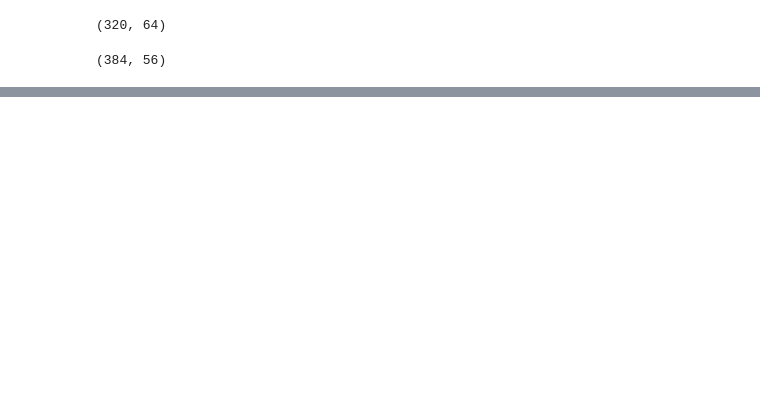
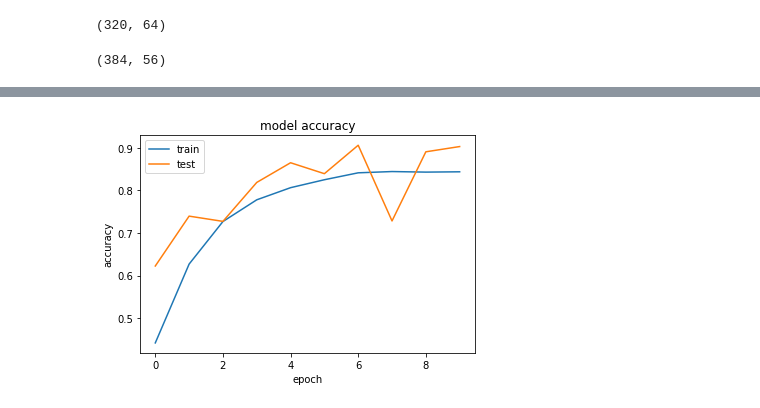
Before and after one commit to LucasBCMota/choque-de-arduino, a Jupyter notebook: CacauNet.ipynb, the cells around one changed output, grey strips where cells are left out. Cells and saved outputs as stored; diff of their text form; code cells hidden in the pictures; blank space fills up the shorter version.

```diff
--- a/CacauNet.ipynb
+++ b/CacauNet.ipynb
@@ -195,0 +261,6 @@ mean_h, mean_w
+# %%
+callback = [
+    keras.callbacks.TensorBoard(log_dir=LOG_PATH, write_graph=True, write_images=True),
+    TrainValTensorBoard(write_graph=True),
+    keras.callbacks.ModelCheckpoint('vanila_conv.hdf5', monitor='val_acc', verbose=0, save_best_only=True, save_weights_only=False, mode='auto', period=1)
+]
@@ -195,0 +269,9 @@ mean_h, mean_w
+# %%
+def plot_acc_history(history):
+    plt.plot(history.history['acc'])
+    plt.plot(history.history['val_acc'])
+    plt.title('model accuracy')
+    plt.ylabel('accuracy')
+    plt.xlabel('epoch')
+    plt.legend(['train', 'test'], loc='upper left')
+    plt.show()
@@ -195,0 +289,20 @@ mean_h, mean_w
+# %%
+small_conv = models.Sequential()
+
+small_conv.add(layers.Conv2D(32, (3, 3), activation='relu', input_shape=(mean_h, mean_w, 3)))
+small_conv.add(layers.MaxPooling2D((2, 2)))
+small_conv.add(layers.Conv2D(64, (3, 3), activation='relu'))
+small_conv.add(layers.MaxPooling2D((2, 2)))
+small_conv.add(layers.Conv2D(128, (3, 3), activation='relu'))
+small_conv.add(layers.MaxPooling2D((2, 2)))
+small_conv.add(layers.Conv2D(128, (3, 3), activation='relu'))
+small_conv.add(layers.MaxPooling2D((2, 2)))
+small_conv.add(layers.Flatten())
+small_conv.add(layers.Dense(512, activation='relu'))
+small_conv.add(layers.Dense(6, activation=K.tf.nn.softmax))
+
+small_conv.compile(loss='categorical_crossentropy',
+                   optimizer=optimizers.RMSprop(lr=1e-4),
+                   metrics=['acc'])
+# %%
+history = small_conv.fit_generator(train_gen, epochs=10, validation_data=val_gen, callbacks=callback)
@@ -195,0 +330,4 @@ mean_h, mean_w
+# %%
+plot_acc_history(history)
+# %% [output]
+[figure, added]
```
Also changed, not shown: parts of 25 cells of this notebook, 4 other files.
